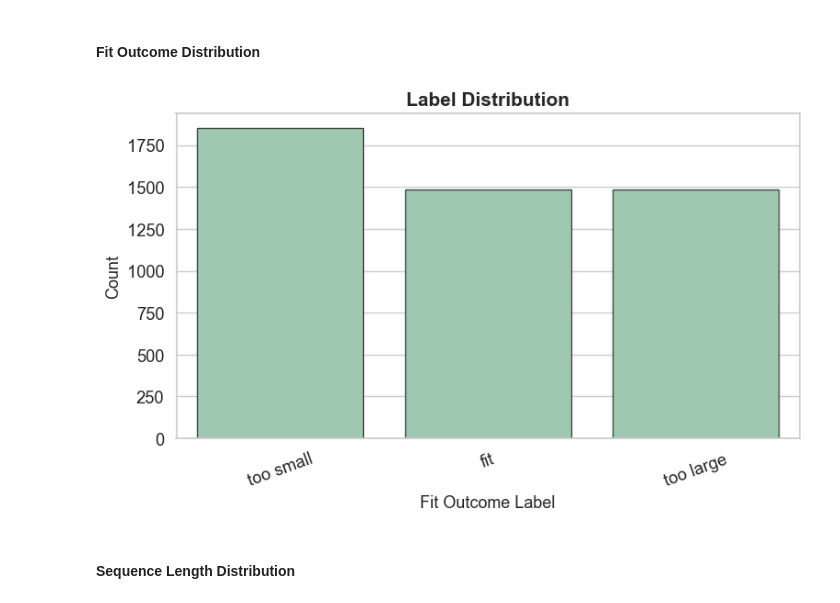
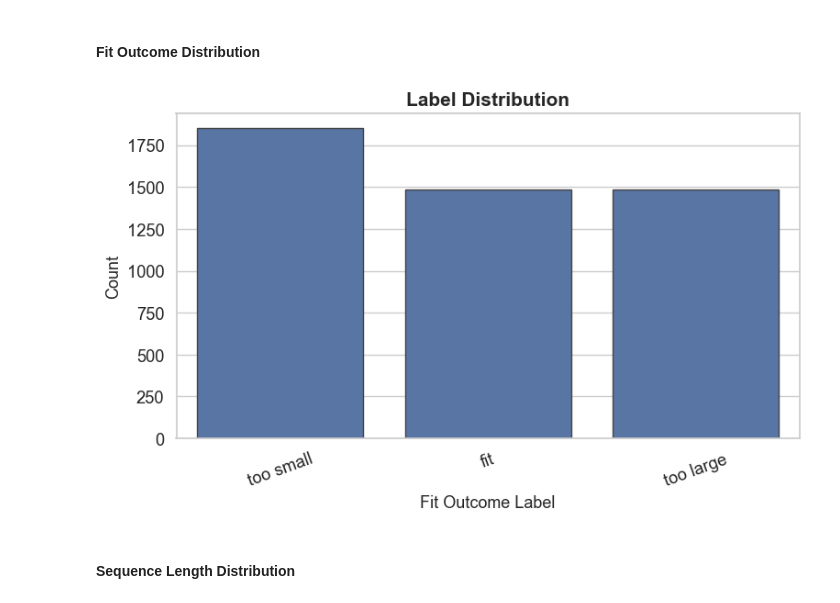
Before and after one commit to amandamagzal/size-fit-rec, a Jupyter notebook: notebooks/data_exploration.ipynb, the cells around one changed output. Drawn from its saved outputs; the diff is of its cells as text; code cells hidden in the pictures.

```diff
--- a/notebooks/data_exploration.ipynb
+++ b/notebooks/data_exploration.ipynb
@@ -255,15 +258,15 @@ transaction_df.head()
 # %%
 plt.figure(figsize=(8,5))
 order = transaction_df['fit_outcome'].value_counts().index
-sns.countplot(data=transaction_df, x='fit_outcome', order=order, color="#98cfb0", edgecolor="#444444")
+sns.countplot(data=transaction_df, x='fit_outcome', order=order, edgecolor="#444444")
 plt.xlabel("Fit Outcome Label", fontsize=13)
 plt.ylabel("Count", fontsize=13)
 plt.title("Label Distribution", fontsize=15, weight="bold")
 plt.xticks(rotation=20)
 plt.tight_layout()
 plt.show()
 # %% [output]
-[figure, old version]
+[figure, new version]
 # %% [markdown]
 #### Sequence Length Distribution
 # %%
```
Also changed, not shown: parts of 10 cells of this notebook, 1 other file.
